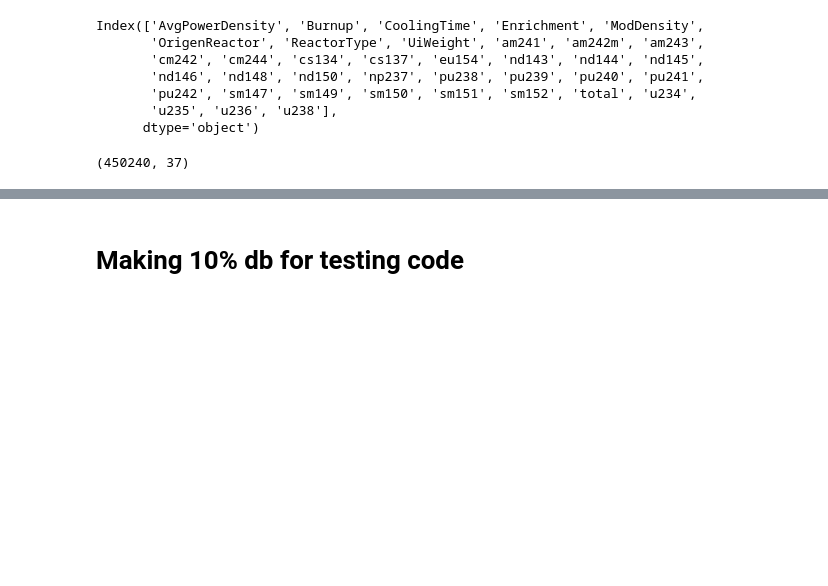
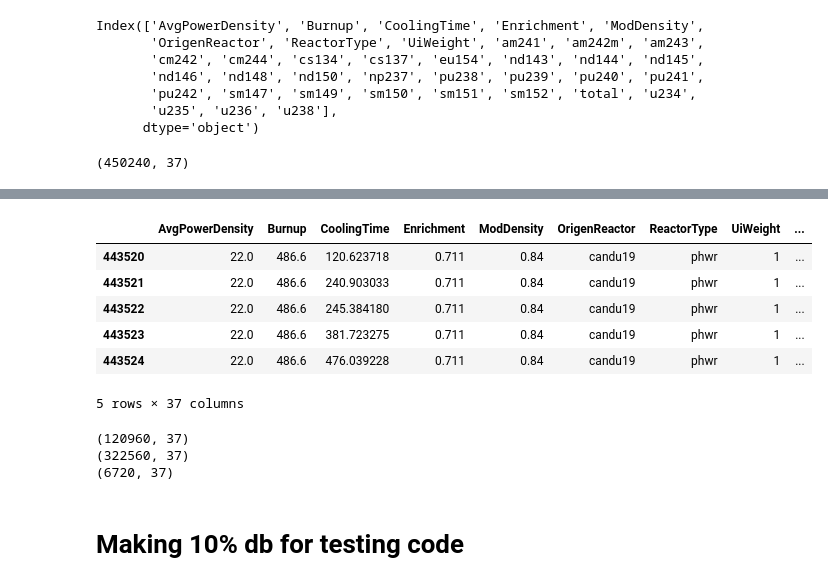
Before and after one commit to opotowsky/process_results, a Jupyter notebook: filter_nucs_db.ipynb, the cells around one changed output, grey strips where cells are left out. Drawn from its saved outputs; the diff is of its cells as text; code cells hidden in the pictures; blank space fills up the shorter version.

```diff
--- a/filter_nucs_db.ipynb
+++ b/filter_nucs_db.ipynb
@@ -102,0 +128,19 @@ db.to_pickle(rdrive + 'sim_grams_nuc29.pkl')
+# %%
+db3 = db.loc[db['ReactorType'] == 'phwr']
+db3.head()
+# %% [output]
+|  | AvgPowerDensity | Burnup | CoolingTime | Enrichment | ModDensity | OrigenReactor | ReactorType | UiWeight | ... |
+| 443520 | 22.0 | 486.6 | 120.623718 | 0.711 | 0.84 | candu19 | phwr | 1 | ... |
+| 443521 | 22.0 | 486.6 | 240.903033 | 0.711 | 0.84 | candu19 | phwr | 1 | ... |
+| 443522 | 22.0 | 486.6 | 245.384180 | 0.711 | 0.84 | candu19 | phwr | 1 | ... |
+| 443523 | 22.0 | 486.6 | 381.723275 | 0.711 | 0.84 | candu19 | phwr | 1 | ... |
+| 443524 | 22.0 | 486.6 | 476.039228 | 0.711 | 0.84 | candu19 | phwr | 1 | ... |
+5 rows × 37 columns
+# %%
+print(db1.shape)
+print(db2.shape)
+print(db3.shape)
+# %% [output]
+(120960, 37)
+(322560, 37)
+(6720, 37)
```
Also changed, not shown: parts of 6 cells of this notebook.
